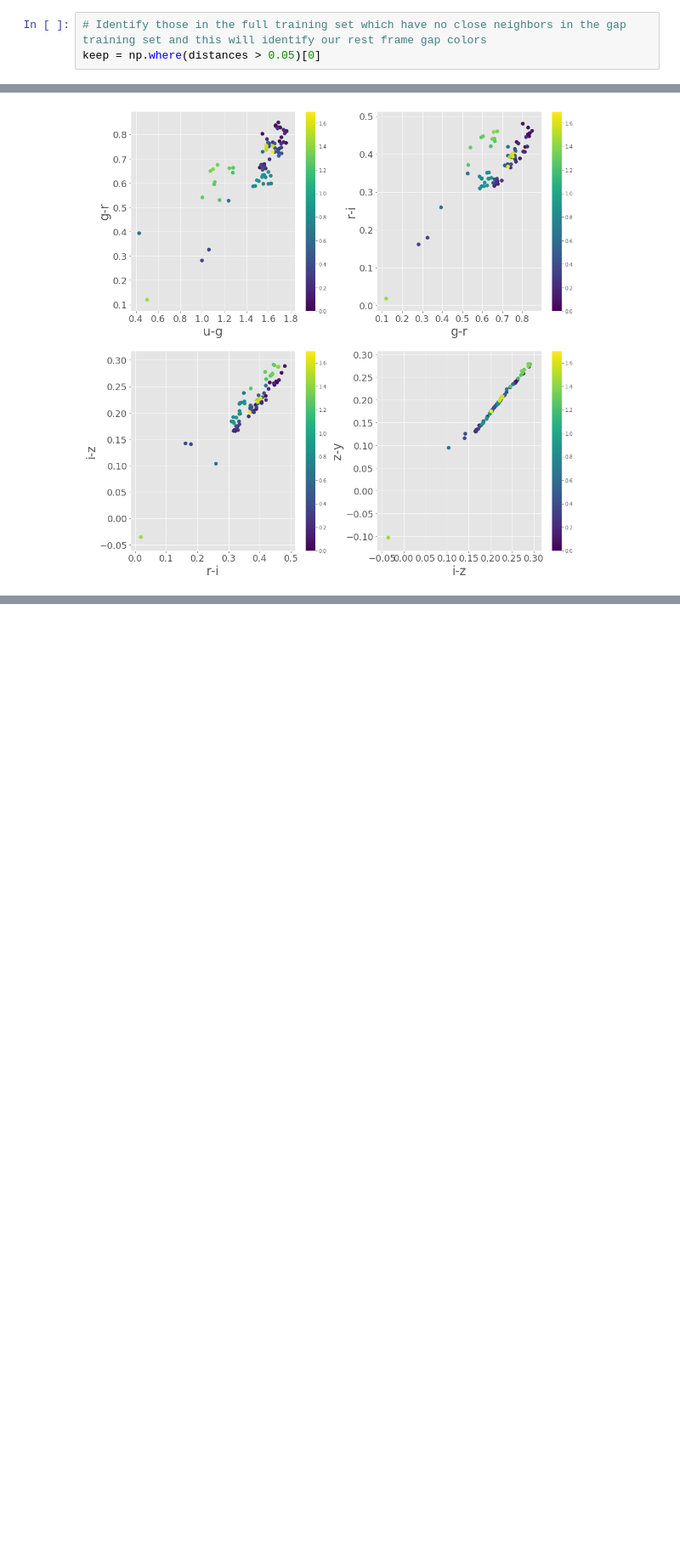
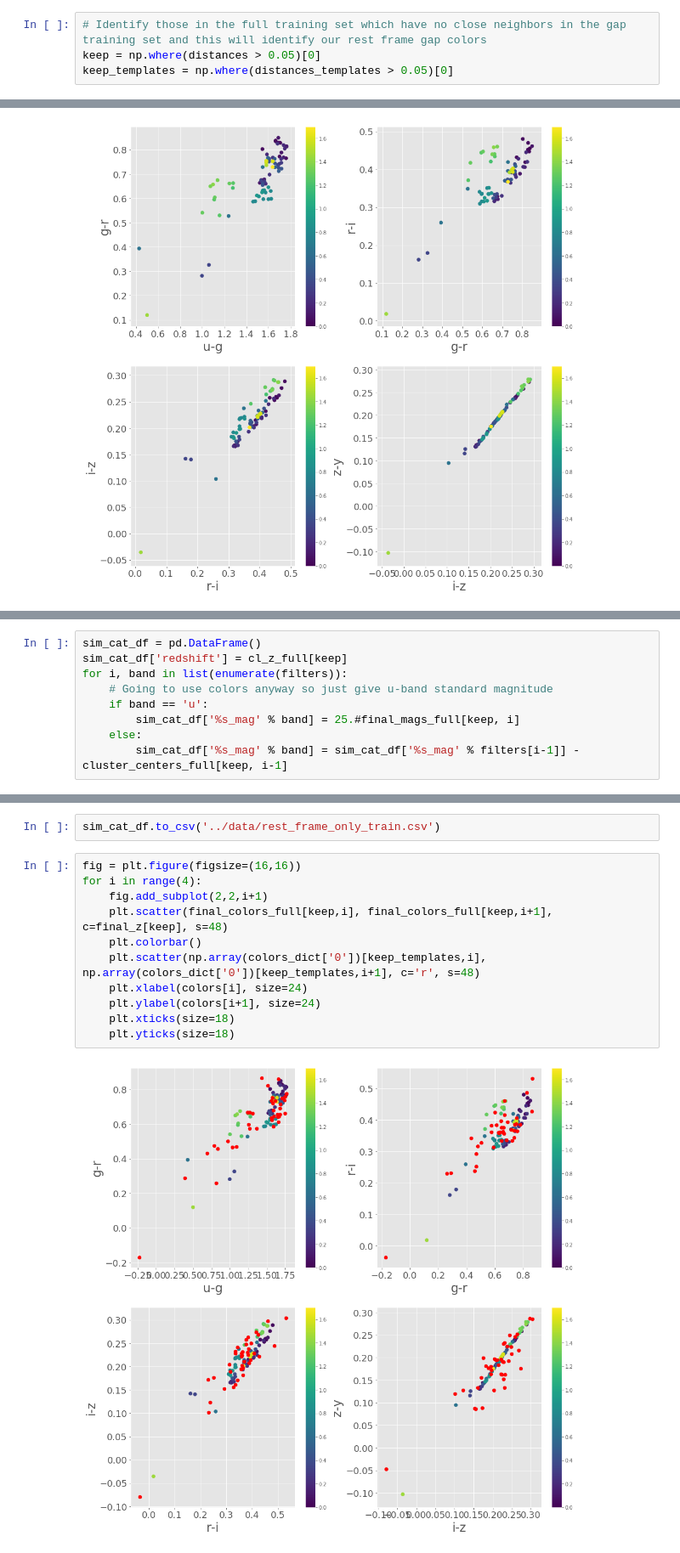
Before and after one commit to jbkalmbach/old_pam, a Jupyter notebook: examples/find_rest_frame_colors.ipynb, the cells around one changed output, grey strips where cells are left out. Shown at 85% size. Saved outputs shown, nothing was run; the diff lists cells and outputs as text; blank space fills up the shorter version.

```diff
--- a/examples/find_rest_frame_colors.ipynb
+++ b/examples/find_rest_frame_colors.ipynb
@@ -242,6 +359,7 @@ len(np.where(distances > 0.05)[0])
 # %%
 # Identify those in the full training set which have no close neighbors in the gap training set and this will identify our rest frame gap colors
 keep = np.where(distances > 0.05)[0]
+keep_templates = np.where(distances_templates > 0.05)[0]
 # %%
 fig = plt.figure(figsize=(16,16))
 for i in range(4):
@@ -256,0 +410,9 @@ for i in range(4):
+# %%
+sim_cat_df = pd.DataFrame()
+sim_cat_df['redshift'] = cl_z_full[keep]
+for i, band in list(enumerate(filters)):
+    # Going to use colors anyway so just give u-band standard magnitude
+    if band == 'u':
+        sim_cat_df['%s_mag' % band] = 25.#final_mags_full[keep, i]
+    else:
+        sim_cat_df['%s_mag' % band] = sim_cat_df['%s_mag' % filters[i-1]] - cluster_centers_full[keep, i-1]
@@ -256,0 +446,15 @@ for i in range(4):
+# %%
+sim_cat_df.to_csv('../data/rest_frame_only_train.csv')
+# %%
+fig = plt.figure(figsize=(16,16))
+for i in range(4):
+    fig.add_subplot(2,2,i+1)
+    plt.scatter(final_colors_full[keep,i], final_colors_full[keep,i+1], c=final_z[keep], s=48)
+    plt.colorbar()
+    plt.scatter(np.array(colors_dict['0'])[keep_templates,i], np.array(colors_dict['0'])[keep_templates,i+1], c='r', s=48)
+    plt.xlabel(colors[i], size=24)
+    plt.ylabel(colors[i+1], size=24)
+    plt.xticks(size=18)
+    plt.yticks(size=18)
+# %% [output]
+[figure, added]
```
Also changed, not shown: parts of 45 cells of this notebook, 4 other files.
